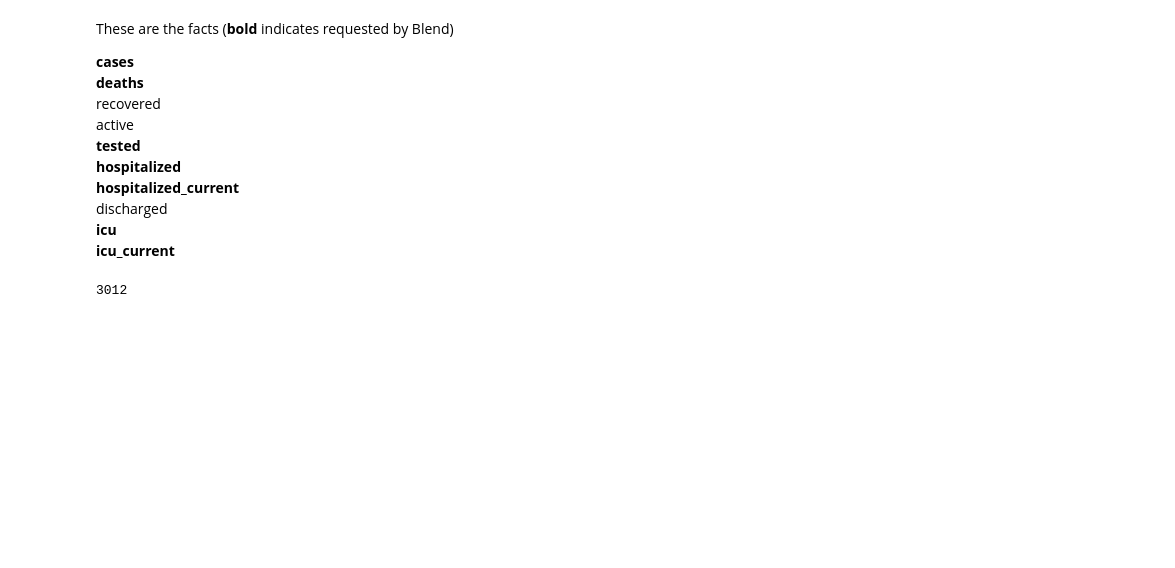
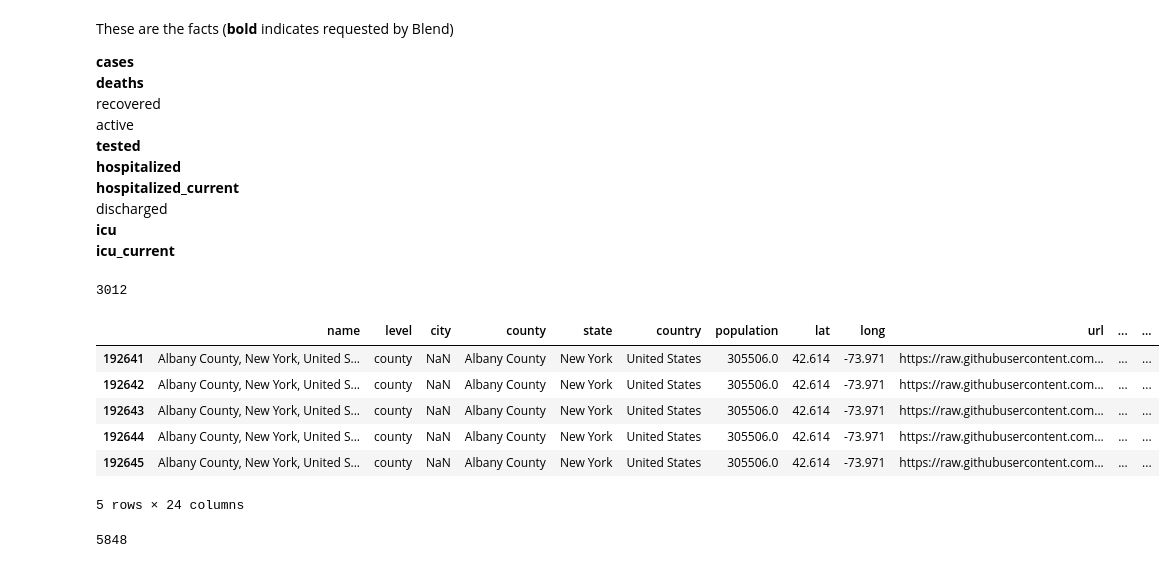
Before and after one commit to PipCourbois/miscellaneous, a Jupyter notebook: corona_data_scraper.ipynb, the cells around one changed output. Saved outputs shown, nothing was run; the diff lists cells and outputs as text; code cells hidden in the pictures; blank space fills up the shorter version.

```diff
--- a/corona_data_scraper.ipynb
+++ b/corona_data_scraper.ipynb
@@ -157,3 +159,19 @@ len(current)
 3012
 # %%
 current.to_csv('CDS_county_covid_06-16')
+# %%
+NY = USA[USA.state == 'New York']
+# %%
+NY.head()
+# %% [output]
+|  | name | level | city | county | state | country | population | lat | long | url | ... | ... |
+| 192641 | Albany County, New York, United S... | county | NaN | Albany County | New York | United States | 305506.0 | 42.614 | -73.971 | https://raw.githubusercontent.com... | ... | ... |
+| 192642 | Albany County, New York, United S... | county | NaN | Albany County | New York | United States | 305506.0 | 42.614 | -73.971 | https://raw.githubusercontent.com... | ... | ... |
+| 192643 | Albany County, New York, United S... | county | NaN | Albany County | New York | United States | 305506.0 | 42.614 | -73.971 | https://raw.githubusercontent.com... | ... | ... |
+| 192644 | Albany County, New York, United S... | county | NaN | Albany County | New York | United States | 305506.0 | 42.614 | -73.971 | https://raw.githubusercontent.com... | ... | ... |
+| 192645 | Albany County, New York, United S... | county | NaN | Albany County | New York | United States | 305506.0 | 42.614 | -73.971 | https://raw.githubusercontent.com... | ... | ... |
+5 rows × 24 columns
+# %%
+len(NY)
+# %% [output]
+5848
```
Also changed, not shown: parts of 11 cells of this notebook, 4 other files.
